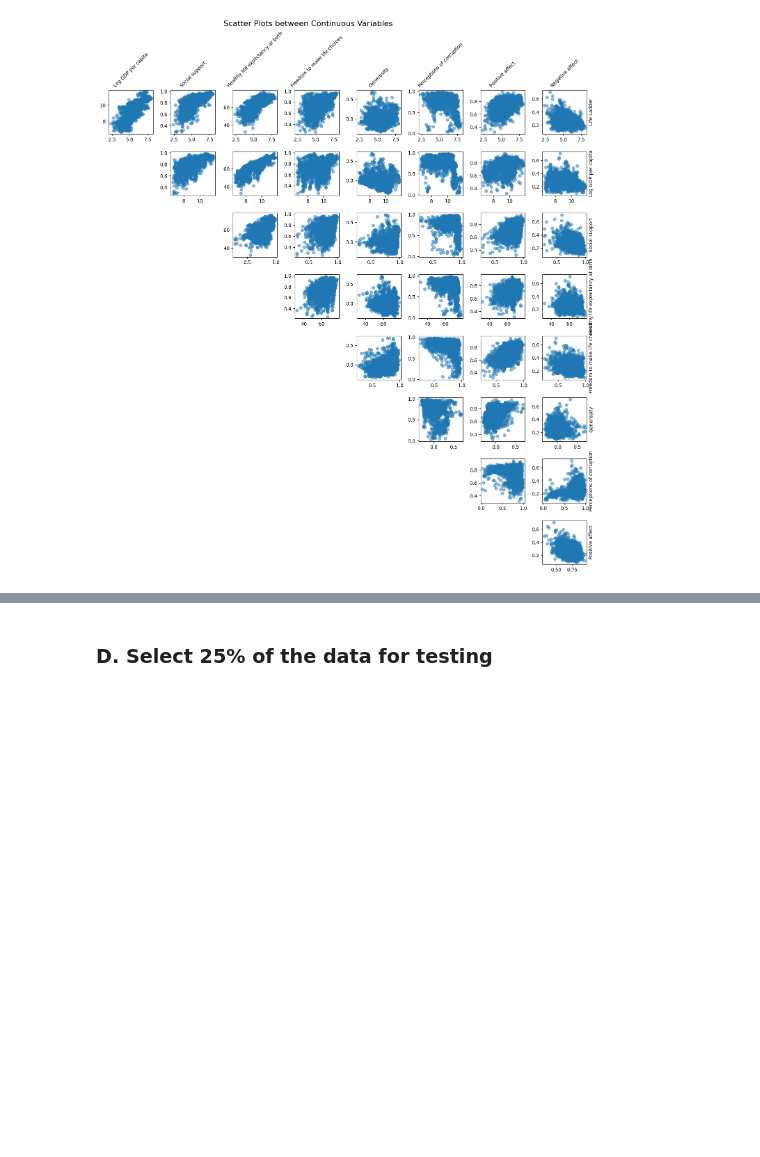
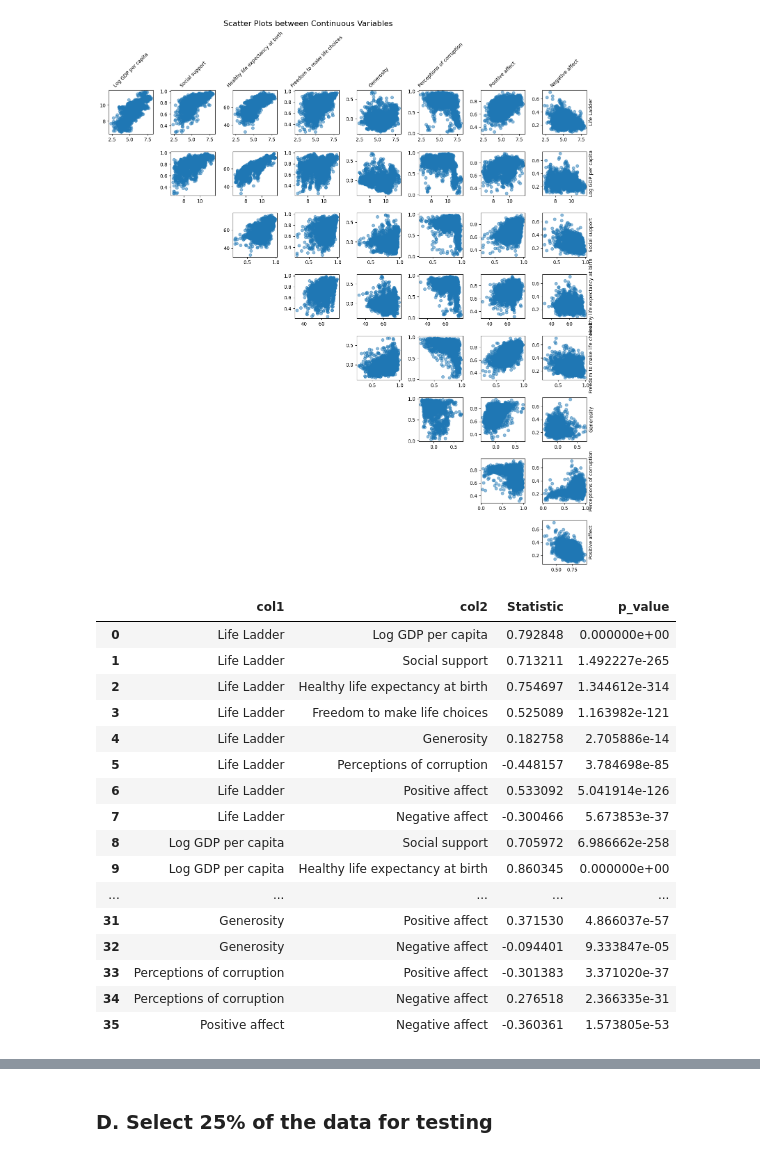
Before and after one commit to jackyeung99/Applied_Machine_Learning, a Jupyter notebook: Assignment_1/Q1.ipynb, the cells around one changed output, grey strips where cells are left out. Cells and saved outputs as stored; diff of their text form; code cells hidden in the pictures; blank space fills up the shorter version.

```diff
--- a/Assignment_1/Q1.ipynb
+++ b/Assignment_1/Q1.ipynb
@@ -146,3 +147,45 @@ plt.suptitle('Scatter Plots between Continuous Variables', fontsize=16)
 plt.show()
 # %% [output]
 [figure]
+# %%
+cols = continuos_variables.columns.tolist()
+num_cols = len(cols)
+
+results = []
+for i in range(num_cols):
+    for j in range(num_cols):
+        # Only plot in the upper triangle (when column index j > i)
+        if i < j:
+            col1 = cols[i]
+            col2 = cols[j]
+            stat, p_value = stats.pearsonr(continuos_variables[col1], continuos_variables[col2])
+
+            results.append({
+                'col1': col1,
+                'col2': col2,
+                'Statistic': stat,
+                'p_value': p_value
+
+            })
+
+
+df = pd.DataFrame(results)
+df
+# %% [output]
+|  | col1 | col2 | Statistic | p_value |
+| 0 | Life Ladder | Log GDP per capita | 0.792848 | 0.000000e+00 |
+| 1 | Life Ladder | Social support | 0.713211 | 1.492227e-265 |
+| 2 | Life Ladder | Healthy life expectancy at birth | 0.754697 | 1.344612e-314 |
+| 3 | Life Ladder | Freedom to make life choices | 0.525089 | 1.163982e-121 |
+| 4 | Life Ladder | Generosity | 0.182758 | 2.705886e-14 |
+| 5 | Life Ladder | Perceptions of corruption | -0.448157 | 3.784698e-85 |
+| 6 | Life Ladder | Positive affect | 0.533092 | 5.041914e-126 |
+| 7 | Life Ladder | Negative affect | -0.300466 | 5.673853e-37 |
+| 8 | Log GDP per capita | Social support | 0.705972 | 6.986662e-258 |
+| 9 | Log GDP per capita | Healthy life expectancy at birth | 0.860345 | 0.000000e+00 |
+| ... | ... | ... | ... | ... |
+| 31 | Generosity | Positive affect | 0.371530 | 4.866037e-57 |
+| 32 | Generosity | Negative affect | -0.094401 | 9.333847e-05 |
+| 33 | Perceptions of corruption | Positive affect | -0.301383 | 3.371020e-37 |
+| 34 | Perceptions of corruption | Negative affect | 0.276518 | 2.366335e-31 |
+| 35 | Positive affect | Negative affect | -0.360361 | 1.573805e-53 |
```
Also changed, not shown: parts of 13 cells of this notebook.
